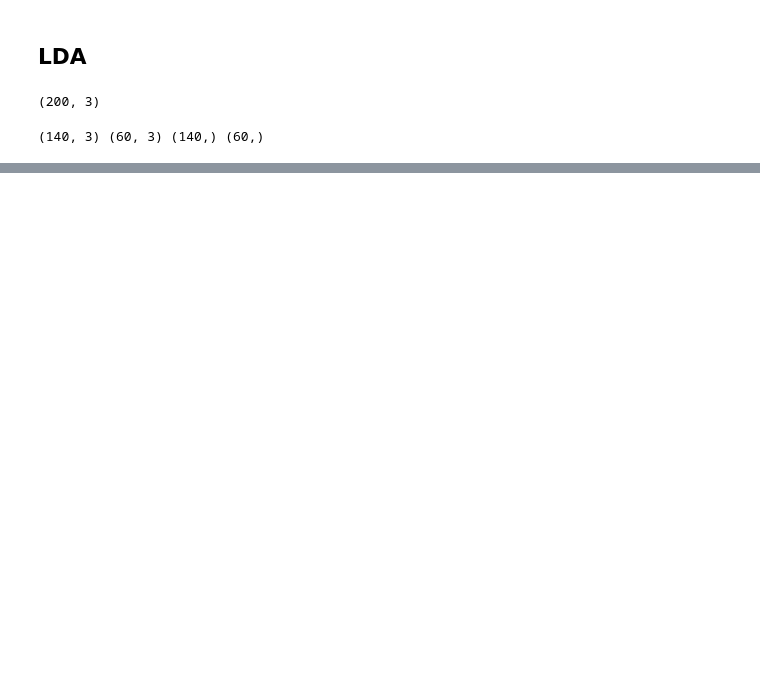
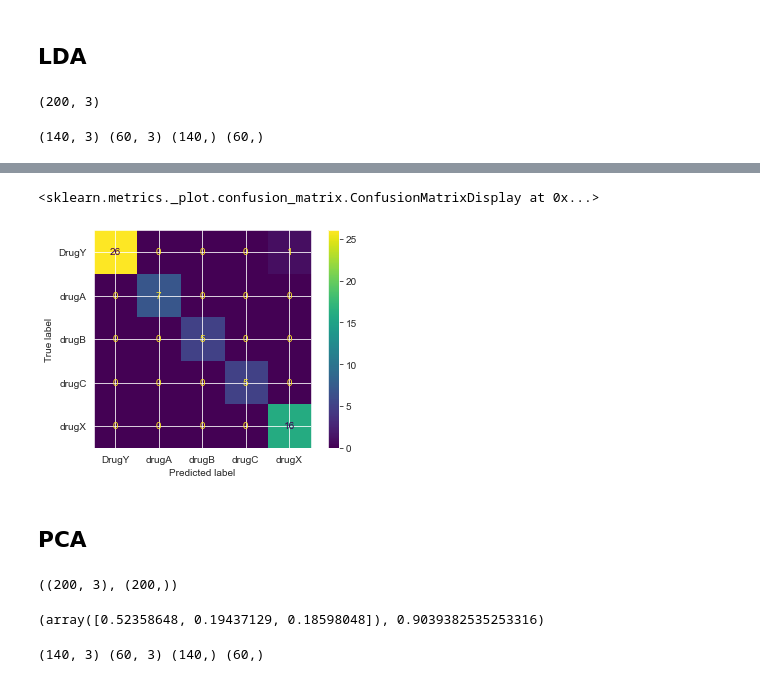
Before and after one commit to nunof98/data-fusion, a Jupyter notebook: drug_classification.ipynb, the cells around one changed output, grey strips where cells are left out. Drawn from its saved outputs; the diff is of its cells as text; code cells hidden in the pictures; blank space fills up the shorter version.

```diff
--- a/drug_classification.ipynb
+++ b/drug_classification.ipynb
@@ -377,0 +544,8 @@ ConfusionMatrixDisplay.from_predictions(y_test_lda,y_pred_lda_mlp)
+# %%
+# make prediction
+y_pred_mlp_scaled = model_scaled.predict(X_test_scaled)
+print(f'Train accuracy:\t {model_scaled.score(X_train_scaled, y_train_scaled)}')
+print(f'Test accuracy:\t {model_scaled.score(X_test_scaled, y_test_scaled)}')
+scores_scaled['MLP'] =  model_scaled.score(X_test_scaled, y_test_scaled)
+
+print(classification_report(y_test_scaled, y_pred_mlp_scaled))
@@ -377,0 +566,28 @@ ConfusionMatrixDisplay.from_predictions(y_test_lda,y_pred_lda_mlp)
+# %%
+# plot_confusion_matrix(model, X_test, y_test)
+ConfusionMatrixDisplay.from_predictions(y_test_scaled, y_pred_mlp_scaled)
+# %% [output]
+<sklearn.metrics._plot.confusion_matrix.ConfusionMatrixDisplay at 0x...>
+[figure, added]
+# %% [markdown]
+## PCA
+# %%
+from sklearn.decomposition import PCA
+
+pca_scaled = PCA(n_components=3)
+X_pca_scaled = pca_scaled.fit_transform(X_scaled)
+
+X_pca_scaled.shape, y.shape
+# %% [output]
+((200, 3), (200,))
+# %%
+pca_scaled.explained_variance_ratio_, pca_scaled.explained_variance_ratio_.sum()
+# %% [output]
+(array([0.52358648, 0.19437129, 0.18598048]), 0.9039382535253316)
+# %%
+# split X and y into training and testing sets
+X_train_pca_scaled, X_test_pca_scaled, y_train_pca_scaled, y_test_pca_scaled = train_test_split(X_pca_scaled, y, test_size=0.30, random_state=42, stratify=y)
+
+print(X_train_pca_scaled.shape, X_test_pca_scaled.shape, y_train_pca_scaled.shape, y_test_pca_scaled.shape)
+# %% [output]
+(140, 3) (60, 3) (140,) (60,)
```
Also changed, not shown: parts of 43 cells of this notebook, 6 other files.
